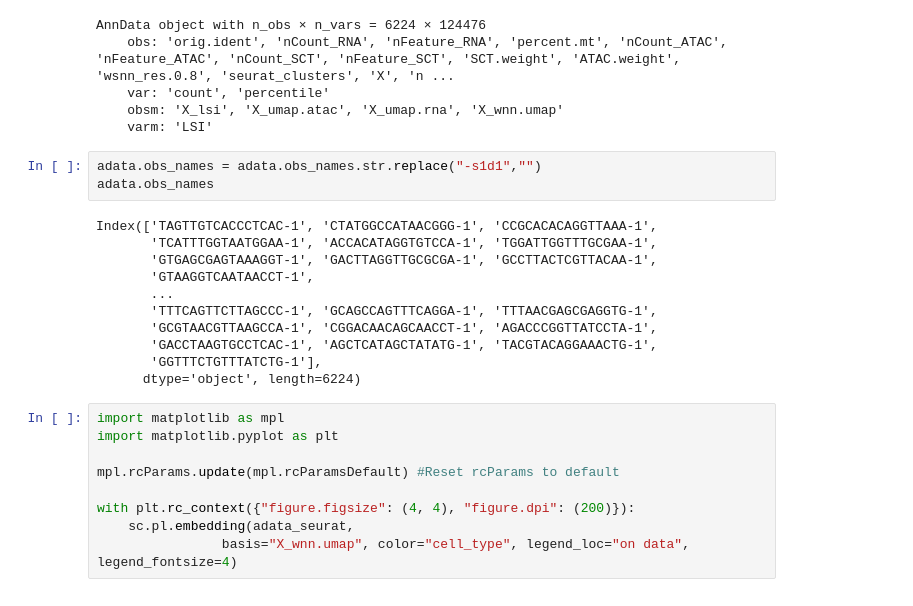
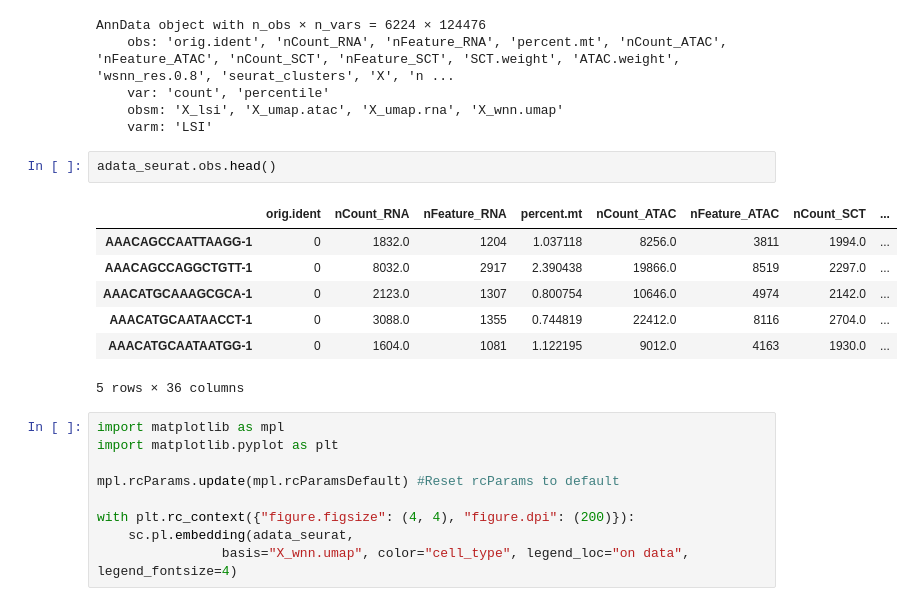
Before and after one commit to czbiohub-sf/celltype_annotation_tutorial, a Jupyter notebook: notebooks/NB_preprocess_multimodal_datasets_neurips_S1D1_multiome_GEX_ATAC_exCellxgene_v2.ipynb, the cells around one changed output. Cells and saved outputs as stored; diff of their text form.

```diff
--- a/notebooks/NB_preprocess_multimodal_datasets_neurips_S1D1_multiome_GEX_ATAC_exCellxgene_v2.ipynb
+++ b/notebooks/NB_preprocess_multimodal_datasets_neurips_S1D1_multiome_GEX_ATAC_exCellxgene_v2.ipynb
@@ -323,20 +176,16 @@ AnnData object with n_obs × n_vars = 6224 × 124476
     var: 'count', 'percentile'
     obsm: 'X_lsi', 'X_umap.atac', 'X_umap.rna', 'X_wnn.umap'
     varm: 'LSI'
-# %%
-adata.obs_names = adata.obs_names.str.replace("-s1d1","")
-adata.obs_names
-# %% [output]
-Index(['TAGTTGTCACCCTCAC-1', 'CTATGGCCATAACGGG-1', 'CCGCACACAGGTTAAA-1',
-       'TCATTTGGTAATGGAA-1', 'ACCACATAGGTGTCCA-1', 'TGGATTGGTTTGCGAA-1',
-       'GTGAGCGAGTAAAGGT-1', 'GACTTAGGTTGCGCGA-1', 'GCCTTACTCGTTACAA-1',
-       'GTAAGGTCAATAACCT-1',
-       ...
-       'TTTCAGTTCTTAGCCC-1', 'GCAGCCAGTTTCAGGA-1', 'TTTAACGAGCGAGGTG-1',
-       'GCGTAACGTTAAGCCA-1', 'CGGACAACAGCAACCT-1', 'AGACCCGGTTATCCTA-1',
-       'GACCTAAGTGCCTCAC-1', 'AGCTCATAGCTATATG-1', 'TACGTACAGGAAACTG-1',
-       'GGTTTCTGTTTATCTG-1'],
-      dtype='object', length=6224)
+# %%
+adata_seurat.obs.head()
+# %% [output]
+|  | orig.ident | nCount_RNA | nFeature_RNA | percent.mt | nCount_ATAC | nFeature_ATAC | nCount_SCT | ... |
+| AAACAGCCAATTAAGG-1 | 0 | 1832.0 | 1204 | 1.037118 | 8256.0 | 3811 | 1994.0 | ... |
+| AAACAGCCAGGCTGTT-1 | 0 | 8032.0 | 2917 | 2.390438 | 19866.0 | 8519 | 2297.0 | ... |
+| AAACATGCAAAGCGCA-1 | 0 | 2123.0 | 1307 | 0.800754 | 10646.0 | 4974 | 2142.0 | ... |
+| AAACATGCAATAACCT-1 | 0 | 3088.0 | 1355 | 0.744819 | 22412.0 | 8116 | 2704.0 | ... |
+| AAACATGCAATAATGG-1 | 0 | 1604.0 | 1081 | 1.122195 | 9012.0 | 4163 | 1930.0 | ... |
+5 rows × 36 columns
 # %%
 import matplotlib as mpl
 import matplotlib.pyplot as plt
```
Also changed, not shown: parts of 56 cells of this notebook, 30 other files.
